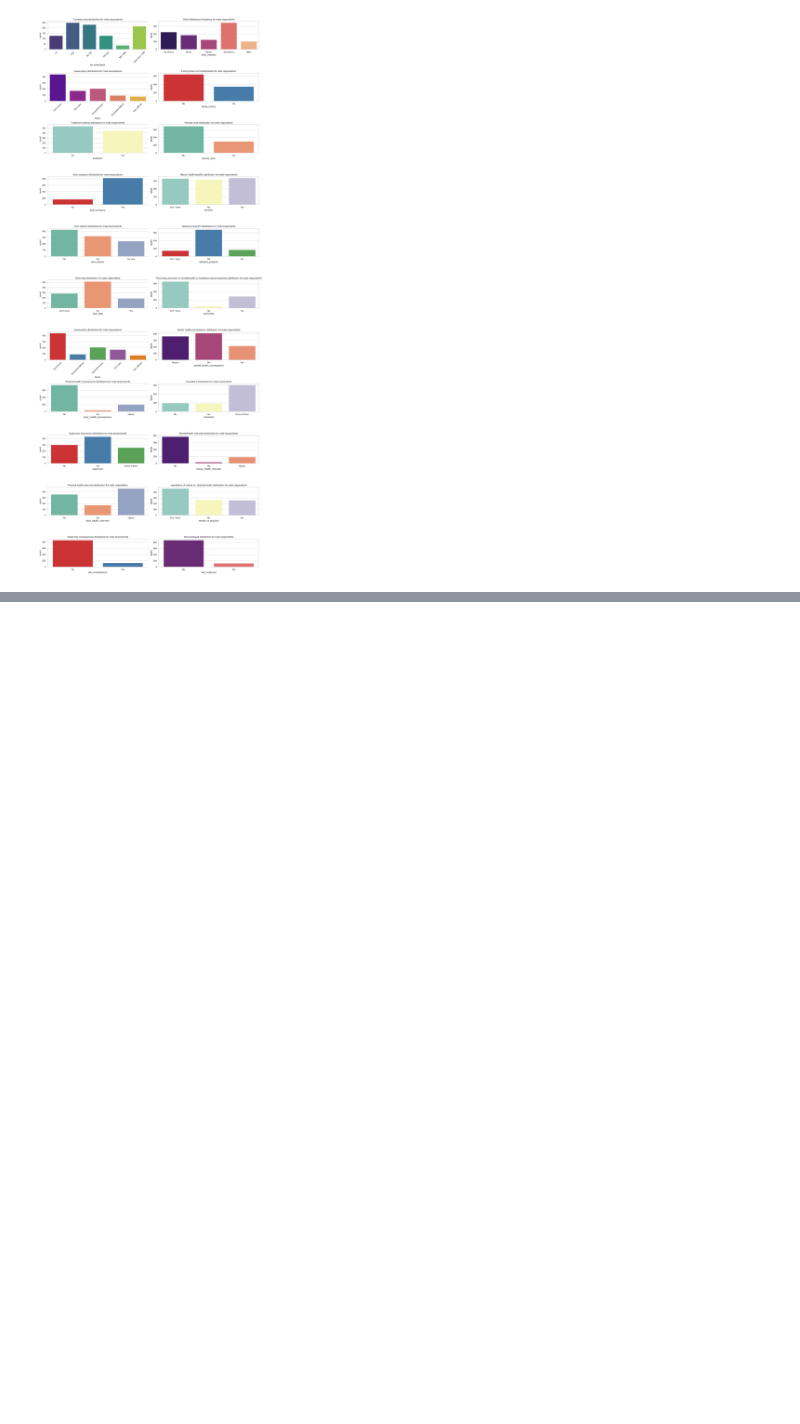
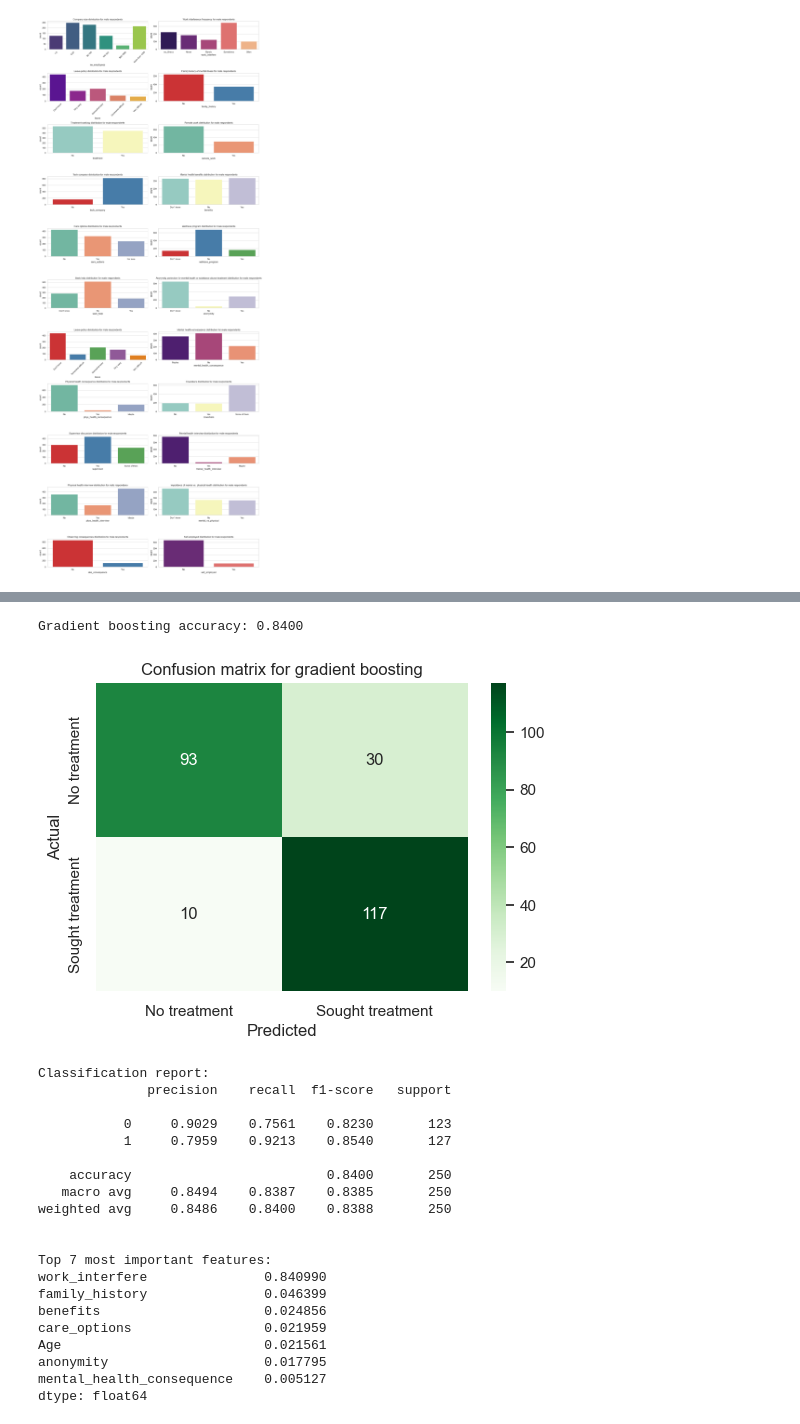
Before and after one commit to natalia5678/dm_project_imported, a Jupyter notebook: projDM.ipynb, the cells around one changed output, grey strips where cells are left out. Cells and saved outputs as stored; diff of their text form; code cells hidden in the pictures; blank space fills up the shorter version.

Commit message:
updated classifiers

```diff
--- a/projDM.ipynb
+++ b/projDM.ipynb
@@ -911,31 +950,19 @@ dtype: float64
 # %%
-# experiments: random forest and training on a subset of the data
+# experiment 1: random forest
 
-# experiment 1: random forest
-rf_clf = RandomForestClassifier(random_state=42, n_estimators=100, max_depth=5)
+# 100 trees with max depth of 4 to prevent overfitting and to allow for better interpretability of feature importance
+rf_clf = RandomForestClassifier(random_state=42, n_estimators=100, max_depth=4)
 rf_clf.fit(X_train, y_train)
 y_pred_rf = rf_clf.predict(X_test)
 
-print("Experiment 1: random forest classifier")
+print("Experiment 1: random forest classifier\n")
 print(f"Accuracy: {accuracy_score(y_test, y_pred_rf):.4f}")
 print("\nClassification Report:")
 print(classification_report(y_test, y_pred_rf))
 
-# experiment 2: training on a subset of the data (Top 7 Features)
 rf_importances = pd.Series(rf_clf.feature_importances_, index=X.columns).sort_values(ascending=False)
 top_features = rf_importances.head(7).index.tolist()
 print("\nSelected top features for subset experiment:")
 print(top_features)
-
-X_train_sub = X_train[top_features]
-X_test_sub = X_test[top_features]
-
-# Re-train random forest on the subset
-rf_clf_sub = RandomForestClassifier(random_state=42, n_estimators=100, max_depth=5)
-rf_clf_sub.fit(X_train_sub, y_train)
-y_pred_rf_sub = rf_clf_sub.predict(X_test_sub)
-
-print("\nExperiment 2: random forest with top 7 features")
-print(f"Accuracy: {accuracy_score(y_test, y_pred_rf_sub):.4f}")
 # %% [output]
 Experiment 1: random forest classifier
@@ -960,3 +1029,50 @@ Accuracy: 0.8160
+# %%
+# experiment 3: gradient boosting
+
+# n_estimators=100 means we are building 100 sequential trees
+gb_clf = GradientBoostingClassifier(random_state=42, n_estimators=100, max_depth=4, learning_rate=0.01)
+gb_clf.fit(X_train, y_train)
+
+y_pred_gb = gb_clf.predict(X_test)
+print(f"Gradient boosting accuracy: {accuracy_score(y_test, y_pred_gb):.4f}")
+
+cm_gb = confusion_matrix(y_test, y_pred_gb)
+plt.figure(figsize=(6, 4))
+sns.heatmap(cm_gb, annot=True, fmt='d', cmap='Greens', xticklabels=['No treatment', 'Sought treatment'], yticklabels=['No treatment', 'Sought treatment'])
+plt.xlabel('Predicted')
+plt.ylabel('Actual')
+plt.title('Confusion matrix for gradient boosting')
+plt.show()
+
+print("Classification report:")
+print(classification_report(y_test, y_pred_gb, digits=4))
+
+gb_importances = pd.Series(gb_clf.feature_importances_, index=X.columns).sort_values(ascending=False)
+print("\nTop 7 most important features:")
+print(gb_importances.head(7))
+# %% [output]
+Gradient boosting accuracy: 0.8400
+[figure, added]
+Classification report:
+              precision    recall  f1-score   support
+
+           0     0.9029    0.7561    0.8230       123
+           1     0.7959    0.9213    0.8540       127
+
+    accuracy                         0.8400       250
+   macro avg     0.8494    0.8387    0.8385       250
+weighted avg     0.8486    0.8400    0.8388       250
+
+
+Top 7 most important features:
+work_interfere               0.840990
+family_history               0.046399
+benefits                     0.024856
+care_options                 0.021959
+Age                          0.021561
+anonymity                    0.017795
+mental_health_consequence    0.005127
+dtype: float64
 # %%
 # preparing data for clustering
 # We use df_model, where missing values have already been imputed as -1.
```
Also changed, not shown: parts of 12 cells of this notebook.
